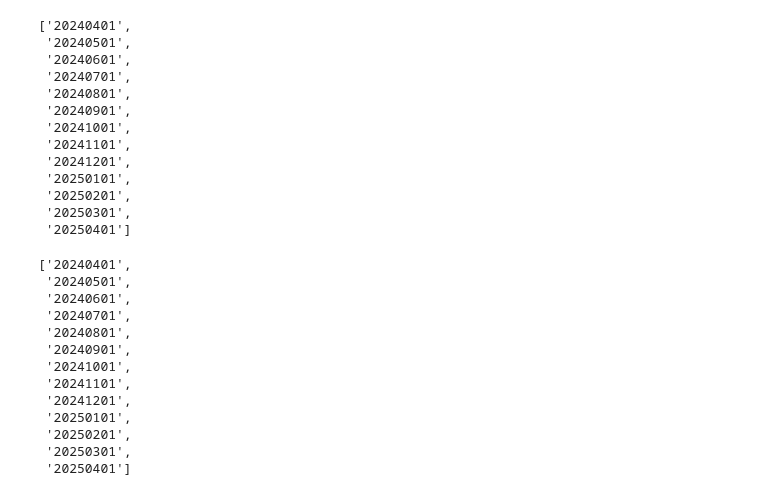
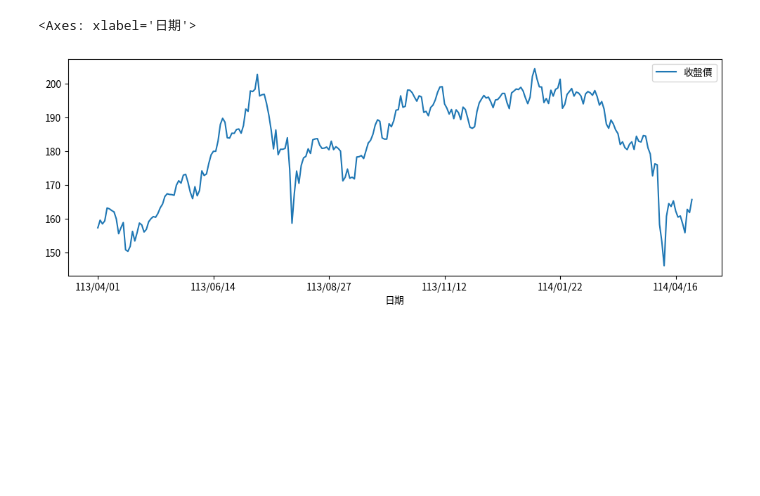
Before and after one commit to gracelin0711/20250218, a Jupyter notebook: EX03_05_台灣股票市場個股每日成交資訊.ipynb, the cells around one changed output. Drawn from its saved outputs; the diff is of its cells as text; code cells hidden in the pictures; blank space fills up the shorter version.

```diff
--- a/EX03_05_台灣股票市場個股每日成交資訊.ipynb
+++ b/EX03_05_台灣股票市場個股每日成交資訊.ipynb
@@ -1,7 +1,2 @@
 # %% [markdown]
 <a href="https://colab.research.google.com/github/gracelin0711/20250218/blob/main/EX03_05_%E5%8F%B0%E7%81%A3%E8%82%A1%E7%A5%A8%E5%B8%82%E5%A0%B4%E5%80%8B%E8%82%A1%E6%AF%8F%E6%97%A5%E6%88%90%E4%BA%A4%E8%B3%87%E8%A8%8A.ipynb" target="_parent"><img src="https://colab.research.google.com/assets/colab-badge.svg" alt="Open In Colab"/></a>
-# %%
-import pandas as pd
-url = 'https://www.twse.com.tw/rwd/zh/afterTrading/STOCK_DAY?date=20241201&stockNo=0050&response=html'
-df = pd.read_html(url,header=1)[0]
-df
@@ -26,7 +22,32 @@ df
+# %%
+import matplotlib
+import matplotlib.pyplot as plt
+# 新增字體
+matplotlib.font_manager.fontManager.addfont('taipei_sans_tc_beta.ttf')
+# 設定中文字型及負號正確顯示
+plt.rcParams['font.sans-serif'] = 'Taipei Sans TC Beta'
+plt.rcParams["axes.unicode_minus"] = False
 # %%
 import pandas as pd
 
 def get_stock_data(date,stock_no):
   url = f'https://www.twse.com.tw/rwd/zh/afterTrading/STOCK_DAY?date={date}&stockNo={stock_no}&response=html'
-  df_mth = pd.read_html(url,header=1)[0]
-  return df_mth
+  df = pd.read_html(url,header=1)[0]
+  return df
+
+'''
+date_list = []
+years = [2024,2025]
+for i in range(3,16):
+  year = years[i//12]
+  mth = i%12+1
+  date_list.append(f'{year}{mth:02}01')
+'''
+data_range = pd.date_range(start='20240401',end='20250401',freq='MS')
+date_list = data_range.strftime('%Y%m%d').to_list()
+
+df = pd.DataFrame()
+for date in date_list:
+
+  df = pd.concat([df,get_stock_data(date,'0050')],ignore_index=True)
+df
@@ -33,40 +68,6 @@ def get_stock_data(date,stock_no):
-# %%
-date_list = []
-years = [2024,2025]
-for i in range(3,16):
-  year = years[i//12]
-  mth = i%12+1
-  date_list.append(f'{year}{mth:02}01')
-date_list
-# %% [output]
-['20240401',
- '20240501',
- '20240601',
- '20240701',
- '20240801',
- '20240901',
- '20241001',
- '20241101',
- '20241201',
- '20250101',
- '20250201',
- '20250301',
- '20250401']
-# %%
-date_range = pd.date_range(start='2024-04-01',end='2025-04-01',freq='MS')
-date_list = date_range.strftime('%Y%m%d').to_list()
-date_list
-# %% [output]
-['20240401',
- '20240501',
- '20240601',
- '20240701',
- '20240801',
- '20240901',
- '20241001',
- '20241101',
- '20241201',
- '20250101',
- '20250201',
- '20250301',
- '20250401']
+# %%
+df.plot(kind='line',x='日期',y='收盤價',figsize=(12,4))
+plt.show()
+# %% [output]
+<Axes: xlabel='日期'>
+[figure, added]
```
Also changed, not shown: parts of 6 cells of this notebook.
